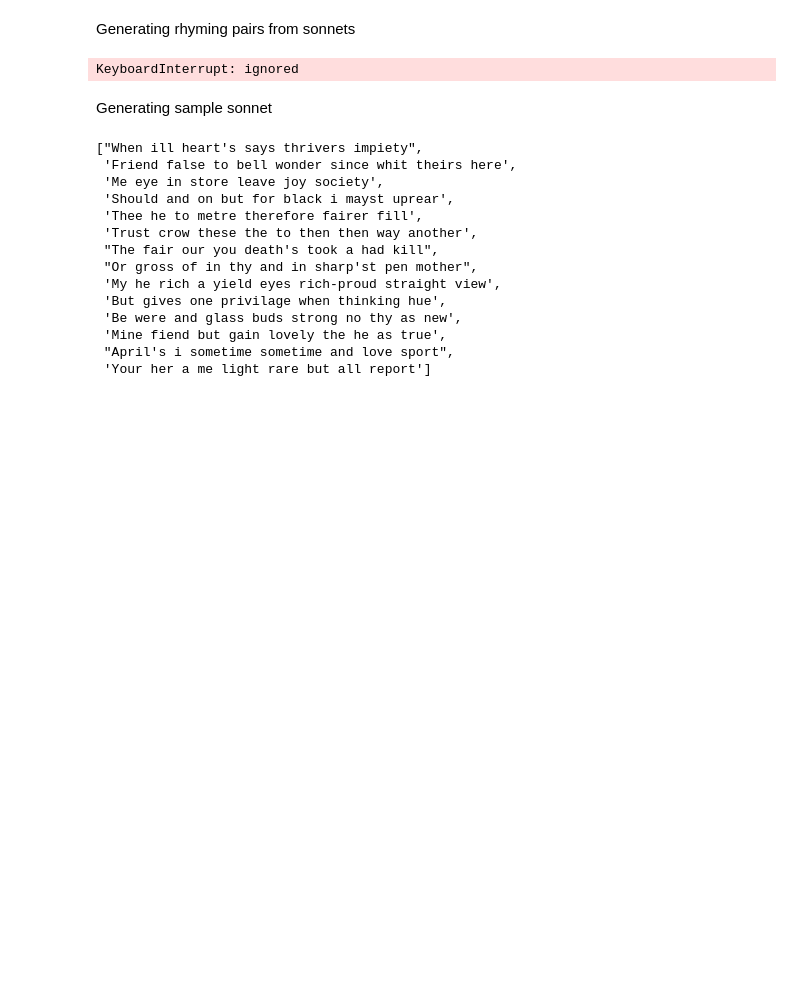
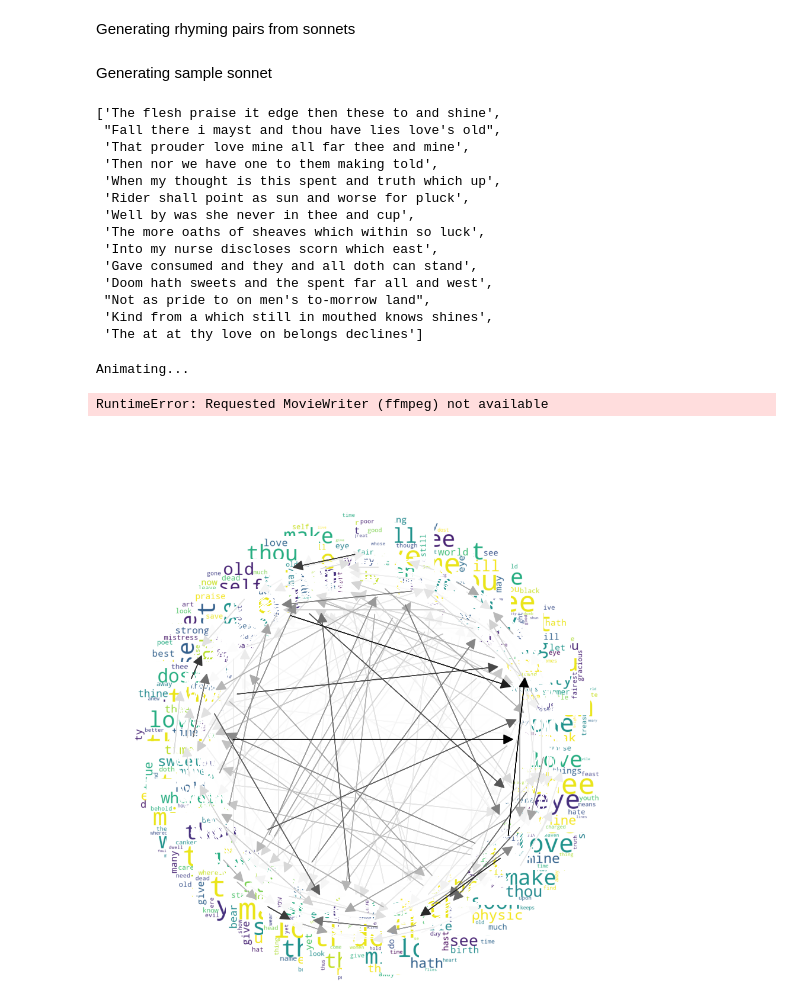
Before and after one commit to L-anc/Shakespearebot_5000-, a Jupyter notebook: proj3.ipynb, the cells around one changed output. Cells and saved outputs as stored; diff of their text form; code cells hidden in the pictures; blank space fills up the shorter version.

```diff
--- a/proj3.ipynb
+++ b/proj3.ipynb
@@ -668,6 +660,4 @@ for sonnet in sonnets:
 
     rhymepairs.append((rhyme1, rhyme2))
 # %%
-hmm = unsupervised_HMM(obs, 12, 100)
+hmm = unsupervised_HMM(obs, 30, 100)
-# %% [output]
-KeyboardInterrupt: ignored
@@ -706,19 +692,19 @@ def sample_sonnet(hmm, obs_map, rhymepairs, syllable_dict, seed=None):
 
   return sonnet
 # %%
-sample_sonnet(hmm5, obs_map, rhymepairs, syllable_dict)
+sample_sonnet(hmm, obs_map, rhymepairs, syllable_dict)
 # %% [output]
-["When ill heart's says thrivers impiety",
- 'Friend false to bell wonder since whit theirs here',
- 'Me eye in store leave joy society',
- 'Should and on but for black i mayst uprear',
- 'Thee he to metre therefore fairer fill',
- 'Trust crow these the to then then way another',
- "The fair our you death's took a had kill",
- "Or gross of in thy and in sharp'st pen mother",
- 'My he rich a yield eyes rich-proud straight view',
- 'But gives one privilage when thinking hue',
- 'Be were and glass buds strong no thy as new',
- 'Mine fiend but gain lovely the he as true',
- "April's i sometime sometime and love sport",
- 'Your her a me light rare but all report']
+['The flesh praise it edge then these to and shine',
+ "Fall there i mayst and thou have lies love's old",
+ 'That prouder love mine all far thee and mine',
+ 'Then nor we have one to them making told',
+ 'When my thought is this spent and truth which up',
+ 'Rider shall point as sun and worse for pluck',
+ 'Well by was she never in thee and cup',
+ 'The more oaths of sheaves which within so luck',
+ 'Into my nurse discloses scorn which east',
+ 'Gave consumed and they and all doth can stand',
+ 'Doom hath sweets and the spent far all and west',
+ "Not as pride to on men's to-morrow land",
+ 'Kind from a which still in mouthed knows shines',
+ 'The at at thy love on belongs declines']
@@ -724,0 +867,10 @@ sample_sonnet(hmm5, obs_map, rhymepairs, syllable_dict)
+# %%
+from IPython.display import HTML
+from matplotlib import animation
+from matplotlib.animation import FuncAnimation
+anim = animate_emission(hmm, obs_map, M=8, seed=1)
+HTML(anim.to_html5_video())
+# %% [output]
+Animating...
+RuntimeError: Requested MovieWriter (ffmpeg) not available
+[figure, added]
```
Also changed, not shown: parts of 4 cells of this notebook, 2 other files.
